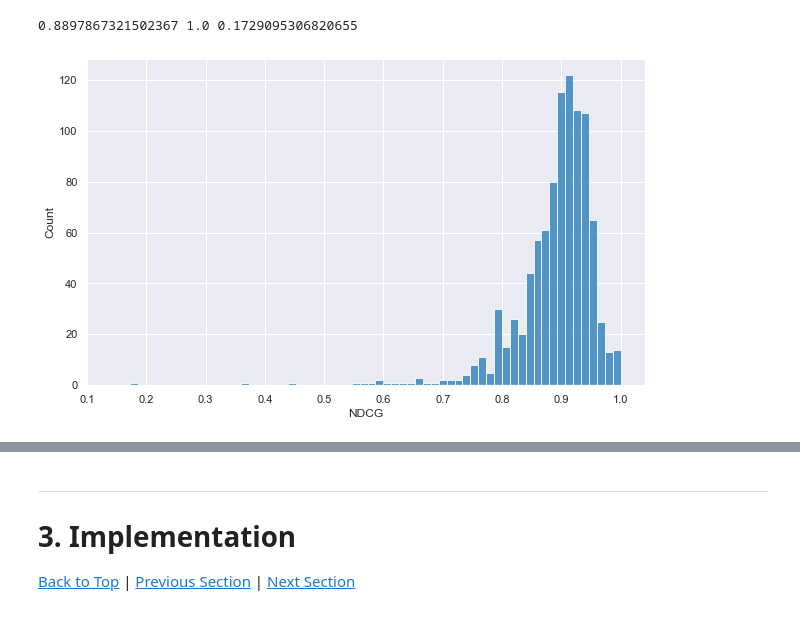
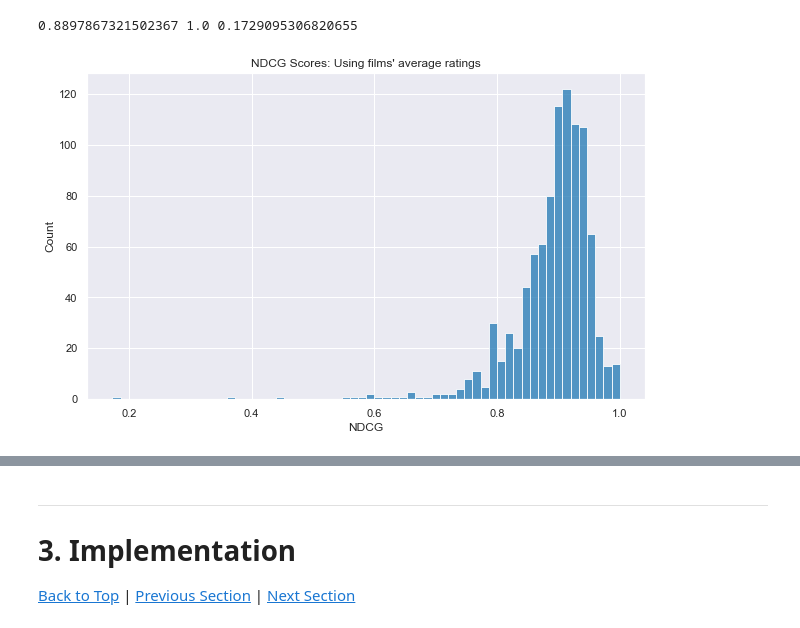
Before and after one commit to willcd/module4-project, a Jupyter notebook: notebook.ipynb, the cells around one changed output, grey strips where cells are left out. Cells and saved outputs as stored; diff of their text form; code cells hidden in the pictures.

```diff
--- a/notebook.ipynb
+++ b/notebook.ipynb
@@ -503,6 +548,16 @@ final_movies = movies_full[movies_full['movieId'].isin(final_movie_stats.movieId
 from sklearn.model_selection import train_test_split
 
 def split_df(df, n=4, seed=1):
+    """
+    This function splits a dataframe into train and test dataframes,
+    as needed for this project.
+
+    By default, it splits each user's ratings 75%-25%, and returns
+    ratings dataframes for each.
+
+    By using different values for 'seed', the split can be randomized
+    for validation purposes.
+    """
     userIds = df.userId.unique()
 
     ratings_train = pd.DataFrame()
@@ -656,4 +806,6 @@ Loop 4: rmse = 0.8670705732382069 | ndcg: 0.9480141019456253
 # %%
+# Fine-tuning
+
 evaluations = []
 best = 0
 best_params = []
@@ -661,8 +813,8 @@ best_params = []
 rmses = []
 ndcgs = []
 
-for rank in [1, 20, 50]:
-    for reg in [1, .1, .01]:
+for rank in [100]:
+    for reg in [.025, .05, .075]:
         print(f"Rank({rank}) reg({reg}) fitting...")
         model = ALS(userCol="userId", itemCol="movieId", ratingCol="rating",\
                     rank=rank, maxIter=20, regParam=reg).fit(train)
@@ -682,6 +834,6 @@ for rank in [1, 20, 50]:
         if ndcg[0] > best:
             best = ndcg[0]
             best_params = [rank, reg]
-print(f"Best score: {best}")
+print(f"Best NDCG score: {best}")
 print(f"Rank: {best_params[0]}, Reg: {best_params[1]}")
 # %% [output]
@@ -796,5 +891,5 @@ ax.set_xlabel('NDCG');
 # %%
-NDCG_scores = []
+ndcg_random = []
 
 userIds = list(pred_train_df.userId.unique())
 
@@ -811,11 +906,11 @@ for i in range(len(userIds)):
     k = int(len(l1)/2) - 1
 
     ndcg = dcg(l1, k) / dcg(l2, k)
-    NDCG_scores.append(ndcg)
+    ndcg_random.append(ndcg)
 
-ndcg_mean = np.mean(NDCG_scores)
-ndcg_max = np.max(NDCG_scores)
-ndcg_min = np.min(NDCG_scores)
+ndcg_mean = np.mean(ndcg_random)
+ndcg_max = np.max(ndcg_random)
+ndcg_min = np.min(ndcg_random)
 # %%
 print(ndcg_mean, ndcg_max, ndcg_min)
 # %% [output]
@@ -836,7 +932,7 @@ for movieId in pred_train_df.movieId.unique():
 pred_test_df['movie_avg_rating'] = [movieId_means[movieId] for movieId in pred_test_df['movieId']]
 pred_train_df['movie_avg_rating'] = [movieId_means[movieId] for movieId in pred_train_df['movieId']]
 # %%
-NDCG_scores = []
+ndcg_avg = []
 
 userIds = list(pred_train_df.userId.unique())
 
@@ -853,19 +949,20 @@ for i in range(len(userIds)):
     k = int(len(l1)/2) - 1
 
     ndcg = dcg(l1, k) / dcg(l2, k)
-    NDCG_scores.append(ndcg)
+    ndcg_avg.append(ndcg)
 
-ndcg_mean = np.mean(NDCG_scores)
-ndcg_max = np.max(NDCG_scores)
-ndcg_min = np.min(NDCG_scores)
+ndcg_mean = np.mean(ndcg_avg)
+ndcg_max = np.max(ndcg_avg)
+ndcg_min = np.min(ndcg_avg)
 # %%
 print(ndcg_mean, ndcg_max, ndcg_min)
 # %% [output]
 0.8897867321502367 1.0 0.1729095306820655
 # %%
 plt.figure(figsize=(10,6))
-ax = sns.histplot(NDCG_scores)
-ax.set_xticks([.1,.2,.3,.4,.5,.6,.7,.8,.9,1])
-ax.set_xlabel('NDCG');
+ax = sns.histplot(ndcg_avg)
+#ax.set_xticks([.1,.2,.3,.4,.5,.6,.7,.8,.9,1])
+ax.set_xlabel('NDCG')
+ax.set_title("NDCG Scores: Using films' average ratings");
 # %% [output]
-[figure, old version]
+[figure, new version]
```
Also changed, not shown: parts of 77 cells of this notebook, 1 other file.
